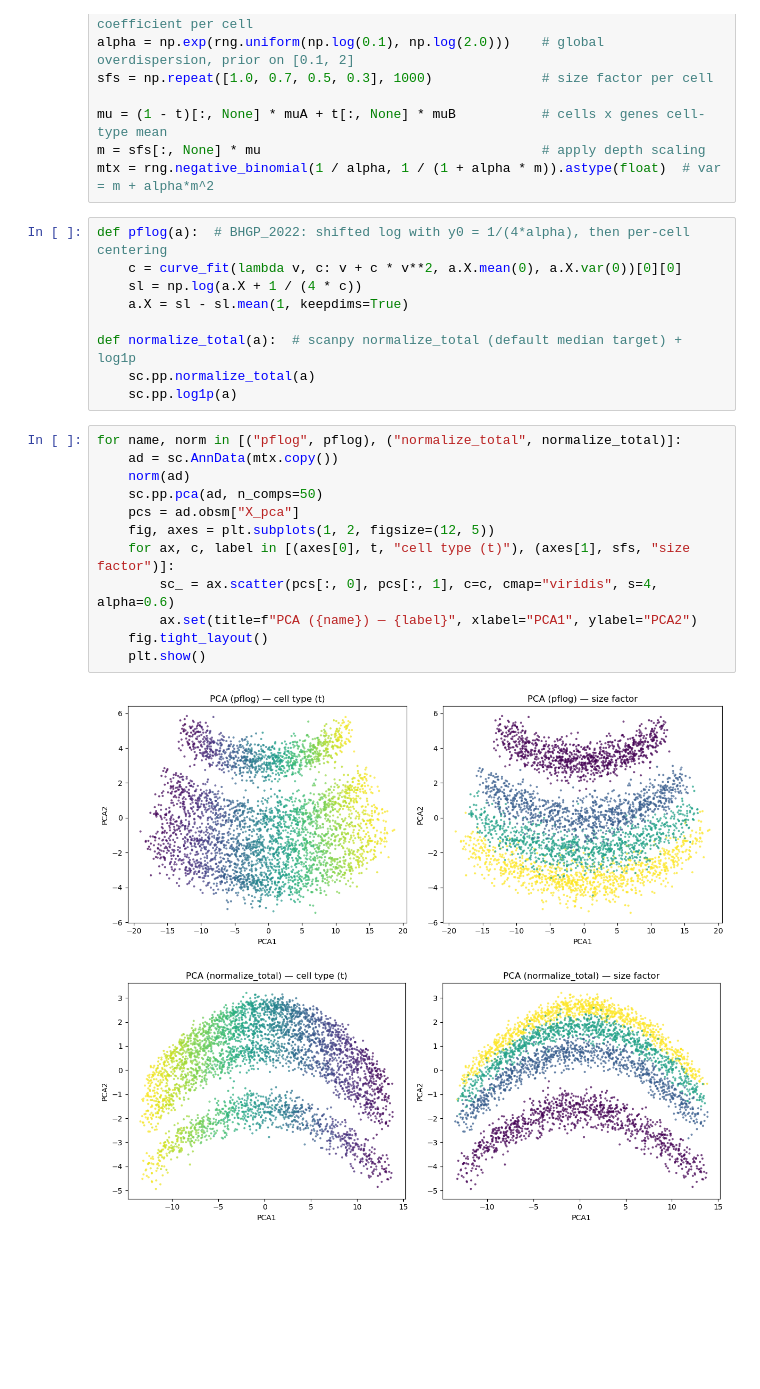
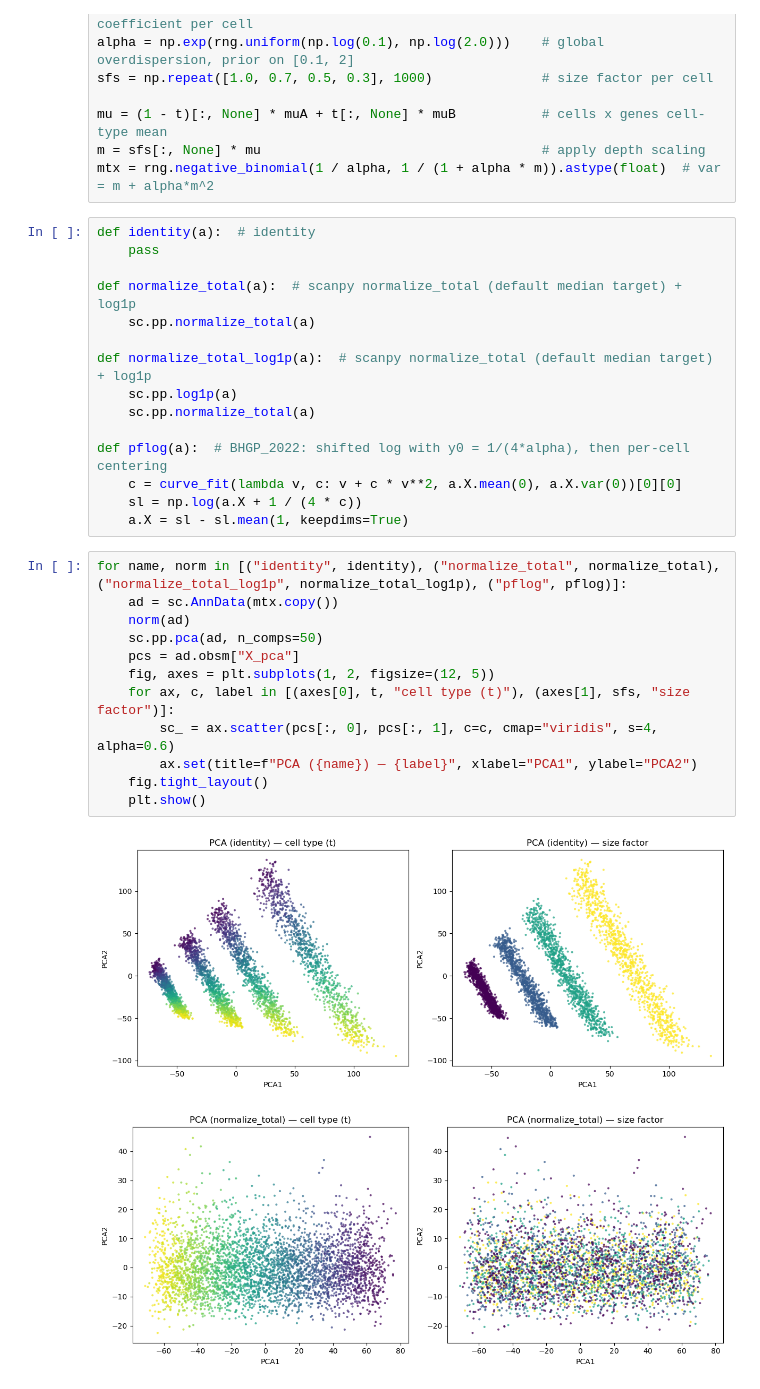
Before and after one commit to MLubetzki/try_pflog, a Jupyter notebook: try_pflog.ipynb, the cells around one changed output. Cells and saved outputs as stored; diff of their text form; blank space fills up the shorter version.

```diff
--- a/try_pflog.ipynb
+++ b/try_pflog.ipynb
@@ -18,26 +18,32 @@ mu = (1 - t)[:, None] * muA + t[:, None] * muB           # cells x genes cell-ty
 m = sfs[:, None] * mu                                    # apply depth scaling
 mtx = rng.negative_binomial(1 / alpha, 1 / (1 + alpha * m)).astype(float)  # var = m + alpha*m^2
 # %%
+def identity(a):  # identity
+    pass
+
+def normalize_total(a):  # scanpy normalize_total (default median target) + log1p
+    sc.pp.normalize_total(a)
+
+def normalize_total_log1p(a):  # scanpy normalize_total (default median target) + log1p
+    sc.pp.log1p(a)
+    sc.pp.normalize_total(a)
+
 def pflog(a):  # BHGP_2022: shifted log with y0 = 1/(4*alpha), then per-cell centering
     c = curve_fit(lambda v, c: v + c * v**2, a.X.mean(0), a.X.var(0))[0][0]
     sl = np.log(a.X + 1 / (4 * c))
     a.X = sl - sl.mean(1, keepdims=True)
-
-def normalize_total(a):  # scanpy normalize_total (default median target) + log1p
-    sc.pp.normalize_total(a)
-    sc.pp.log1p(a)
 # %%
-for name, norm in [("pflog", pflog), ("normalize_total", normalize_total)]:
+for name, norm in [("identity", identity), ("normalize_total", normalize_total), ("normalize_total_log1p", normalize_total_log1p), ("pflog", pflog)]:
     ad = sc.AnnData(mtx.copy())
     norm(ad)
     sc.pp.pca(ad, n_comps=50)
     pcs = ad.obsm["X_pca"]
     fig, axes = plt.subplots(1, 2, figsize=(12, 5))
     for ax, c, label in [(axes[0], t, "cell type (t)"), (axes[1], sfs, "size factor")]:
         sc_ = ax.scatter(pcs[:, 0], pcs[:, 1], c=c, cmap="viridis", s=4, alpha=0.6)
         ax.set(title=f"PCA ({name}) — {label}", xlabel="PCA1", ylabel="PCA2")
     fig.tight_layout()
     plt.show()
 # %% [output]
-[figure, old version]
+[figure, new version]
-[figure, old version]
+[figure, new version]
```
Also changed, not shown: parts of 2 cells of this notebook.
